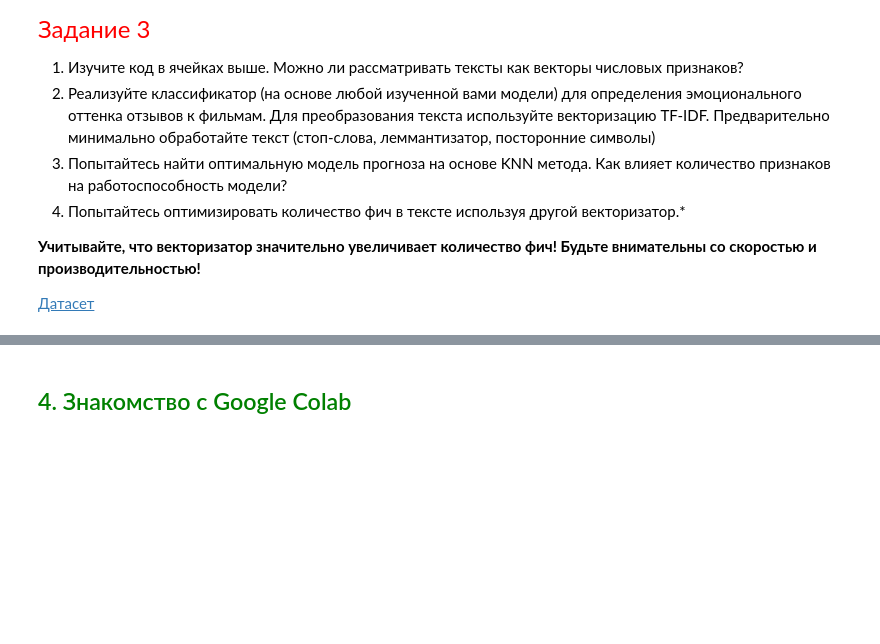
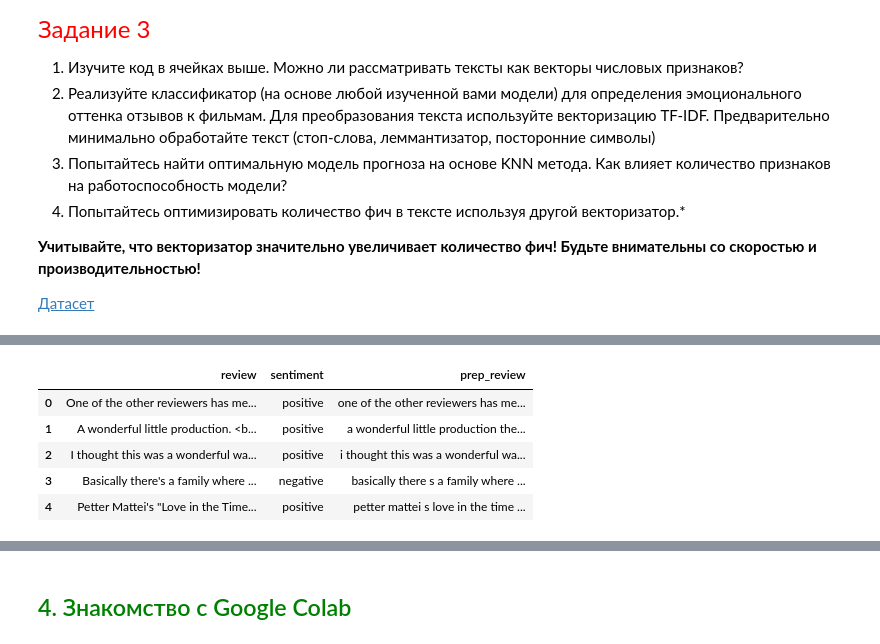
Before and after one commit to Dragoh54/MachineLearning-Labs, a Jupyter notebook: lab7/2024_ML_LR7_MACS (2).ipynb, the cells around one changed output, grey strips where cells are left out. Saved outputs shown, nothing was run; the diff lists cells and outputs as text; code cells hidden in the pictures; blank space fills up the shorter version.

```diff
--- a/lab7/2024_ML_LR7_MACS (2).ipynb
+++ b/lab7/2024_ML_LR7_MACS (2).ipynb
@@ -415,3 +416,6 @@ vectorizer.vocabulary_
 **Учитывайте, что векторизатор значительно увеличивает количество фич! Будьте внимательны со скоростью и производительностью!**
 
 [Датасет](https://www.kaggle.com/datasets/lakshmi25npathi/imdb-dataset-of-50k-movie-reviews)
+# %%
+data = pd.read_csv('IMDB Dataset.csv')
+data.head()
@@ -417,0 +429,18 @@ vectorizer.vocabulary_
+# %%
+def preprocess_text(text):
+    text = text.lower()  # Приведение к нижнему регистру
+    text = re.sub(r'<[^>]+>', '', text)  # Удаление HTML-тегов
+    text = re.sub(r'\W', ' ', text)  # Удаление символов
+    text = re.sub(r'\s+', ' ', text)  # Удаление лишних пробелов
+    return text.strip()
+
+data['prep_review'] = data['review'].apply(preprocess_text)
+
+data.head()
+# %% [output]
+|  | review | sentiment | prep_review |
+| 0 | One of the other reviewers has me... | positive | one of the other reviewers has me... |
+| 1 | A wonderful little production. <b... | positive | a wonderful little production the... |
+| 2 | I thought this was a wonderful wa... | positive | i thought this was a wonderful wa... |
+| 3 | Basically there's a family where ... | negative | basically there s a family where ... |
+| 4 | Petter Mattei's "Love in the Time... | positive | petter mattei s love in the time ... |
```
Also changed, not shown: parts of 7 cells of this notebook.
